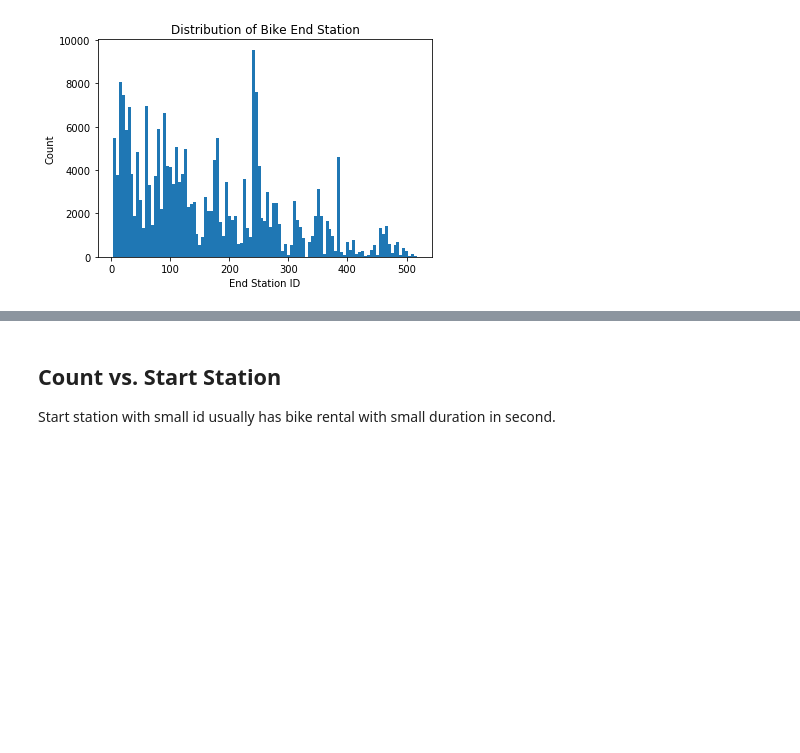
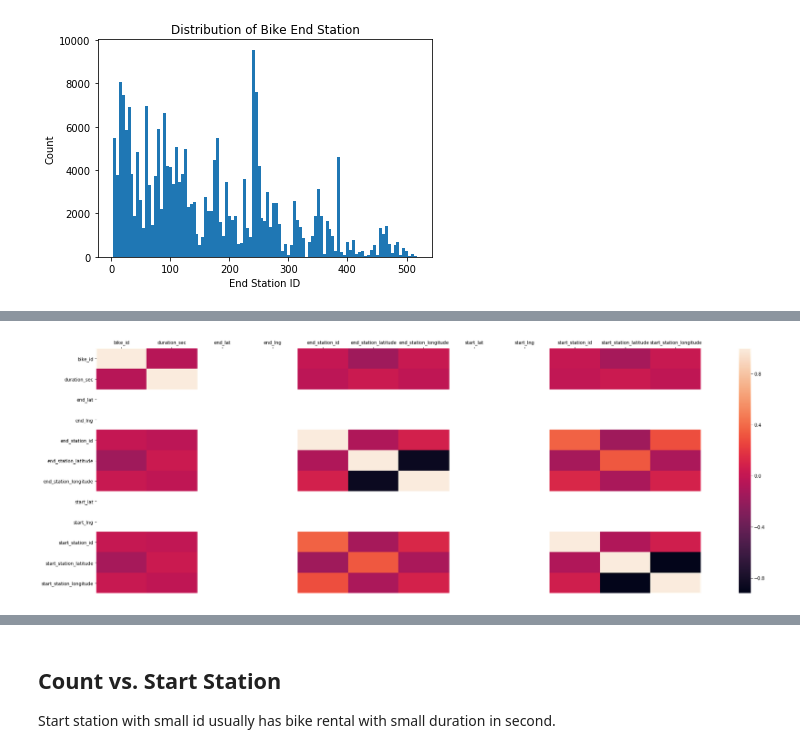
Before and after one commit to michwen/Bike-Rental-Findings, a Jupyter notebook: Bike_Rental_Explanation.ipynb, the cells around one changed output, grey strips where cells are left out. Cells and saved outputs as stored; diff of their text form; code cells hidden in the pictures; blank space fills up the shorter version.

```diff
--- a/Bike_Rental_Explanation.ipynb
+++ b/Bike_Rental_Explanation.ipynb
@@ -73,0 +112,6 @@ plt.ylabel('Count');
+# %%
+corrmat = bike_rental_cut_duration_outliers.corr()
+plt.figure(figsize=(30,10))
+sns.heatmap(corrmat, vmax=1., square=False).xaxis.tick_top()
+# %% [output]
+[figure, added]
```
Also changed, not shown: parts of 15 cells of this notebook, 2 other files.
